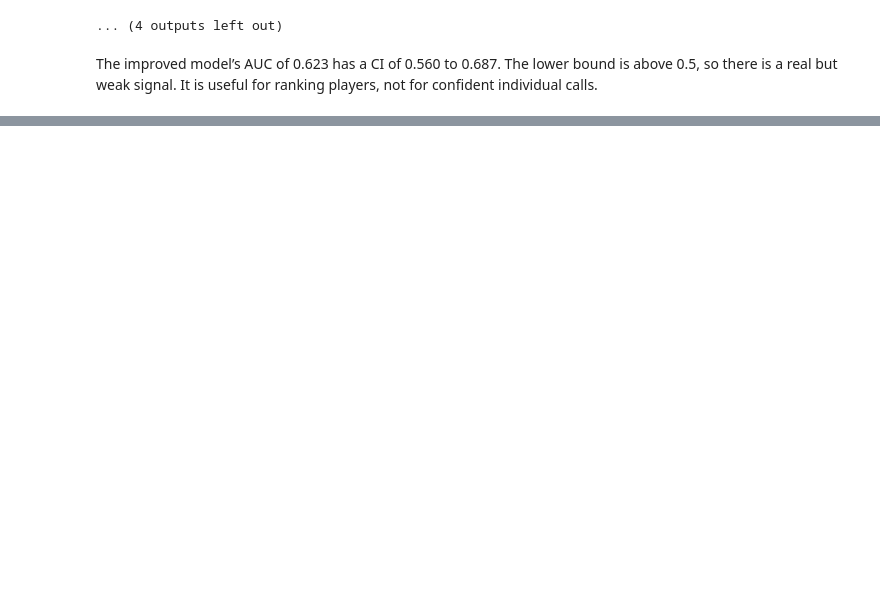
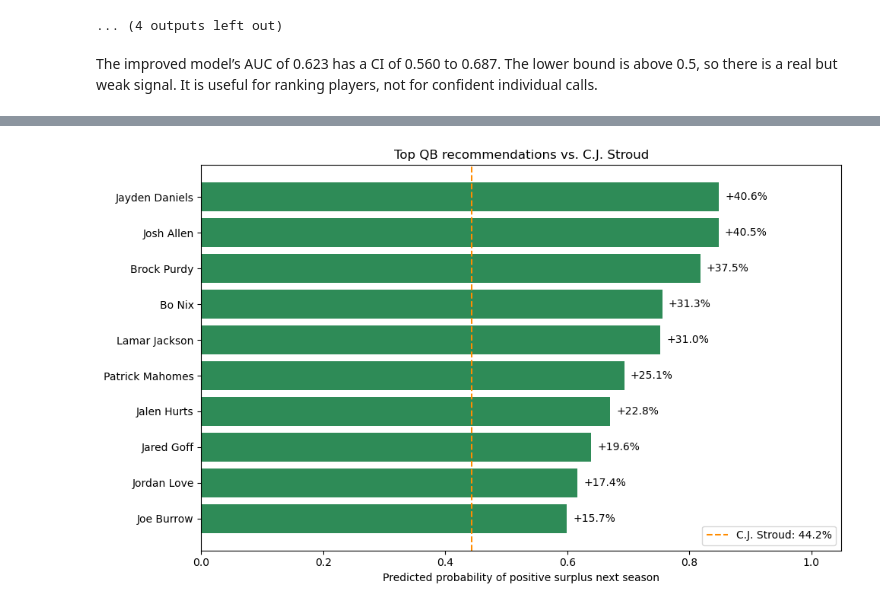
Before and after one commit to TEAM-CVS/Project_DTSC2, a Jupyter notebook: Studio2_code.ipynb, the cells around one changed output, grey strips where cells are left out. Cells and saved outputs as stored; diff of their text form; code cells hidden in the pictures; blank space fills up the shorter version.

```diff
--- a/Studio2_code.ipynb
+++ b/Studio2_code.ipynb
@@ -990,0 +1041,58 @@ The improved model’s AUC of 0.623 has a CI of 0.560 to 0.687. The lower bound
+# %%
+latest_season = ps2["season"].max()
+scored = ps2[qual2 & (ps2["season"] == latest_season)].copy()
+scored["p_keep"] = final_lg.predict_proba(
+    final_sc.transform(design(scored, final_cols))
+)[:, 1]
+
+player_name = input("Enter a current player's name: ").strip()
+matches = scored[scored["player"].str.casefold() == player_name.casefold()]
+
+if matches.empty:
+    print("Player not found among qualified players in the latest season.")
+else:
+    # If names are duplicated, use the row with the most plays.
+    selected = matches.sort_values("plays", ascending=False).iloc[0]
+
+    recommendations = (
+        scored[
+            (scored["position"] == selected["position"])
+            & (scored["gsis_id"] != selected["gsis_id"])
+        ]
+        .sort_values("p_keep", ascending=False)
+        .head(10)
+        .sort_values("p_keep")
+    )
+
+    if recommendations.empty:
+        print("No same-position players available for comparison.")
+    else:
+        baseline = selected["p_keep"]
+        differences = recommendations["p_keep"] - baseline
+        colors = np.where(differences >= 0, "seagreen", "gray")
+
+        fig, ax = plt.subplots(figsize=(10, 6))
+        bars = ax.barh(recommendations["player"], recommendations["p_keep"], color=colors)
+        ax.axvline(
+            baseline, color="darkorange", linestyle="--",
+            label=f'{selected["player"]}: {baseline:.1%}'
+        )
+
+        for bar, difference in zip(bars, differences):
+            ax.text(
+                bar.get_width() + 0.01,
+                bar.get_y() + bar.get_height() / 2,
+                f"{difference:+.1%}",
+                va="center",
+            )
+
+        ax.set_xlim(0, min(1.15, max(recommendations["p_keep"].max(), baseline) + 0.2))
+        ax.set_xlabel("Predicted probability of positive surplus next season")
+        ax.set_title(
+            f'Top {selected["position"]} recommendations vs. {selected["player"]}'
+        )
+        ax.legend()
+        plt.tight_layout()
+        plt.show()
+# %% [output]
+[figure, added]
```
Also changed, not shown: parts of 20 cells of this notebook.
